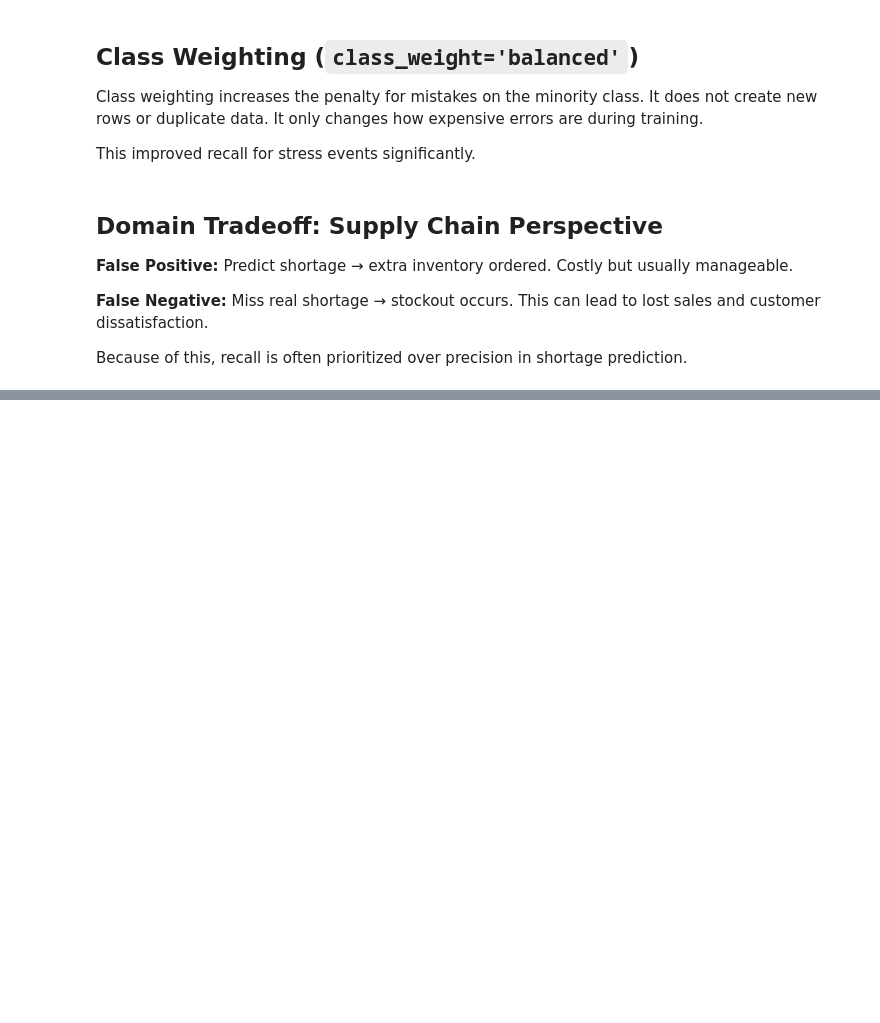
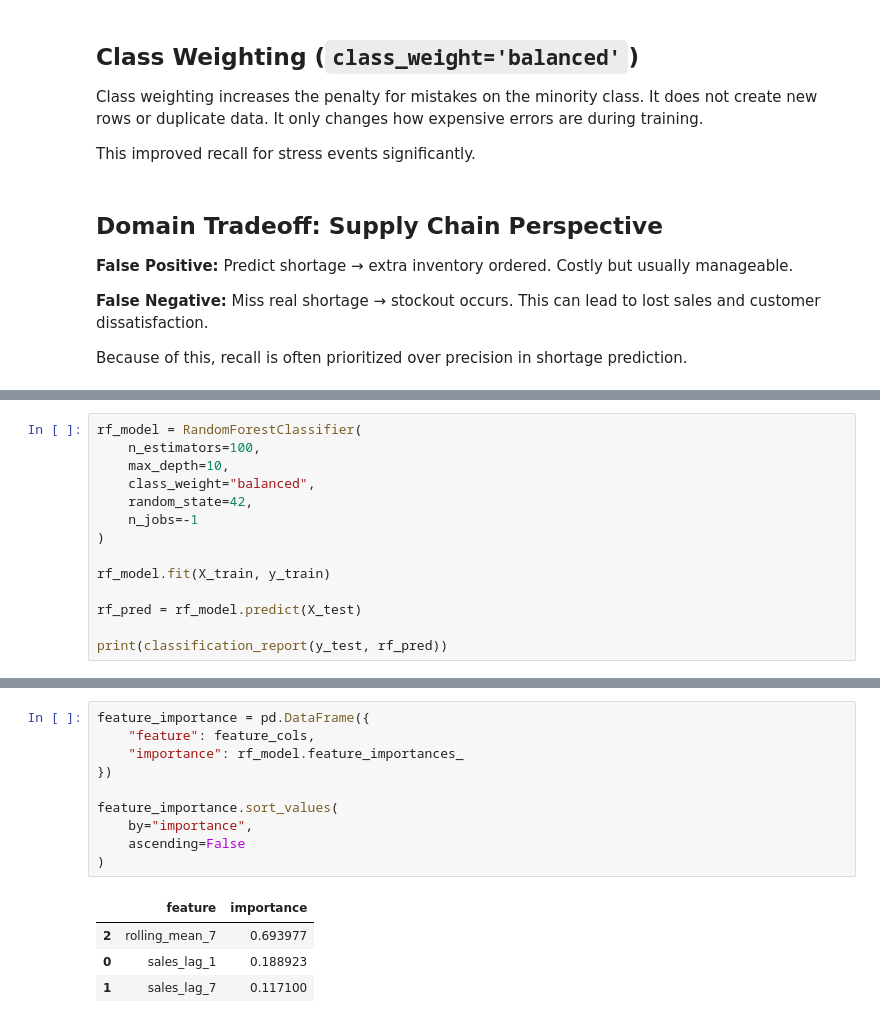
Before and after one commit to suhailyunus/supply-chain-stress-prediction, a Jupyter notebook: notebooks/exploratory_annotated_updated.ipynb, the cells around one changed output, grey strips where cells are left out. Saved outputs shown, nothing was run; the diff lists cells and outputs as text; blank space fills up the shorter version.

```diff
--- a/notebooks/exploratory_annotated_updated.ipynb
+++ b/notebooks/exploratory_annotated_updated.ipynb
@@ -655,0 +660,14 @@ Because of this, recall is often prioritized over precision in shortage predicti
+# %%
+rf_model = RandomForestClassifier(
+    n_estimators=100,
+    max_depth=10,
+    class_weight="balanced",
+    random_state=42,
+    n_jobs=-1
+)
+
+rf_model.fit(X_train, y_train)
+
+rf_pred = rf_model.predict(X_test)
+
+print(classification_report(y_test, rf_pred))
@@ -655,0 +683,15 @@ Because of this, recall is often prioritized over precision in shortage predicti
+# %%
+feature_importance = pd.DataFrame({
+    "feature": feature_cols,
+    "importance": rf_model.feature_importances_
+})
+
+feature_importance.sort_values(
+    by="importance",
+    ascending=False
+)
+# %% [output]
+|  | feature | importance |
+| 2 | rolling_mean_7 | 0.693977 |
+| 0 | sales_lag_1 | 0.188923 |
+| 1 | sales_lag_7 | 0.117100 |
```
Also changed, not shown: parts of 9 cells of this notebook, 1 other file.
